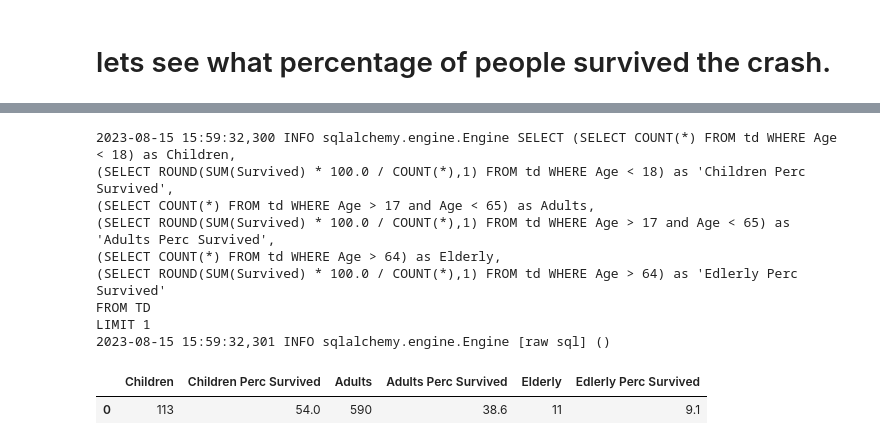
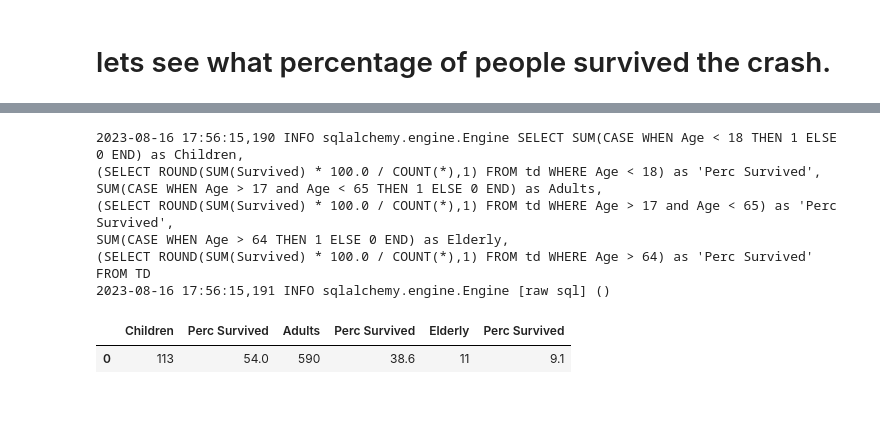
Before and after one commit to ryanba08/titanic-sql, a Jupyter notebook: eda.ipynb, the cells around one changed output, grey strips where cells are left out. Cells and saved outputs as stored; diff of their text form; code cells hidden in the pictures; blank space fills up the shorter version.

```diff
--- a/eda.ipynb
+++ b/eda.ipynb
@@ -124,27 +124,25 @@ df
 | 0 | 38.4 |
 # %%
 #What percentage survived by age groups
-sql = '''SELECT (SELECT COUNT(*) FROM td WHERE Age < 18) as Children,
-(SELECT ROUND(SUM(Survived) * 100.0 / COUNT(*),1) FROM td WHERE Age < 18) as 'Children Perc Survived',
-(SELECT COUNT(*) FROM td WHERE Age > 17 and Age < 65) as Adults,
-(SELECT ROUND(SUM(Survived) * 100.0 / COUNT(*),1) FROM td WHERE Age > 17 and Age < 65) as 'Adults Perc Survived',
-(SELECT COUNT(*) FROM td WHERE Age > 64) as Elderly,
-(SELECT ROUND(SUM(Survived) * 100.0 / COUNT(*),1) FROM td WHERE Age > 64) as 'Edlerly Perc Survived'
-FROM TD
-LIMIT 1'''
+sql = '''SELECT SUM(CASE WHEN Age < 18 THEN 1 ELSE 0 END) as Children,
+(SELECT ROUND(SUM(Survived) * 100.0 / COUNT(*),1) FROM td WHERE Age < 18) as 'Perc Survived',
+SUM(CASE WHEN Age > 17 and Age < 65 THEN 1 ELSE 0 END) as Adults,
+(SELECT ROUND(SUM(Survived) * 100.0 / COUNT(*),1) FROM td WHERE Age > 17 and Age < 65) as 'Perc Survived',
+SUM(CASE WHEN Age > 64 THEN 1 ELSE 0 END) as Elderly,
+(SELECT ROUND(SUM(Survived) * 100.0 / COUNT(*),1) FROM td WHERE Age > 64) as 'Perc Survived'
+FROM TD'''
 df = pd.read_sql_query(sql, conn)
 df
 # %% [output]
-2023-08-15 15:59:32,300 INFO sqlalchemy.engine.Engine SELECT (SELECT COUNT(*) FROM td WHERE Age < 18) as Children,
-(SELECT ROUND(SUM(Survived) * 100.0 / COUNT(*),1) FROM td WHERE Age < 18) as 'Children Perc Survived',
-(SELECT COUNT(*) FROM td WHERE Age > 17 and Age < 65) as Adults,
-(SELECT ROUND(SUM(Survived) * 100.0 / COUNT(*),1) FROM td WHERE Age > 17 and Age < 65) as 'Adults Perc Survived',
-(SELECT COUNT(*) FROM td WHERE Age > 64) as Elderly,
-(SELECT ROUND(SUM(Survived) * 100.0 / COUNT(*),1) FROM td WHERE Age > 64) as 'Edlerly Perc Survived'
+2023-08-16 17:56:15,190 INFO sqlalchemy.engine.Engine SELECT SUM(CASE WHEN Age < 18 THEN 1 ELSE 0 END) as Children,
+(SELECT ROUND(SUM(Survived) * 100.0 / COUNT(*),1) FROM td WHERE Age < 18) as 'Perc Survived',
+SUM(CASE WHEN Age > 17 and Age < 65 THEN 1 ELSE 0 END) as Adults,
+(SELECT ROUND(SUM(Survived) * 100.0 / COUNT(*),1) FROM td WHERE Age > 17 and Age < 65) as 'Perc Survived',
+SUM(CASE WHEN Age > 64 THEN 1 ELSE 0 END) as Elderly,
+(SELECT ROUND(SUM(Survived) * 100.0 / COUNT(*),1) FROM td WHERE Age > 64) as 'Perc Survived'
 FROM TD
-LIMIT 1
-2023-08-15 15:59:32,301 INFO sqlalchemy.engine.Engine [raw sql] ()
+2023-08-16 17:56:15,191 INFO sqlalchemy.engine.Engine [raw sql] ()
-|  | Children | Children Perc Survived | Adults | Adults Perc Survived | Elderly | Edlerly Perc Survived |
+|  | Children | Perc Survived | Adults | Perc Survived | Elderly | Perc Survived |
 | 0 | 113 | 54.0 | 590 | 38.6 | 11 | 9.1 |
 # %%
 sql = '''SELECT Avg(Fare) FROM td'''
```
Also changed, not shown: parts of 15 cells of this notebook.
